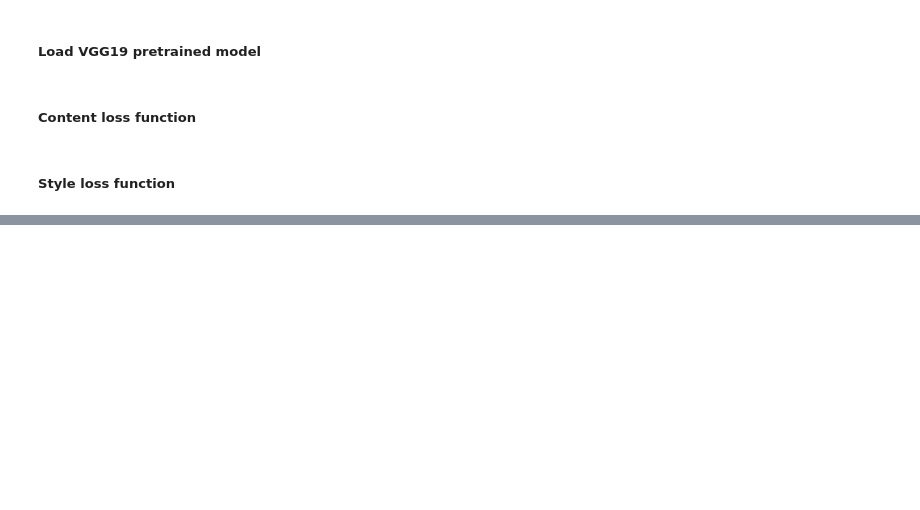
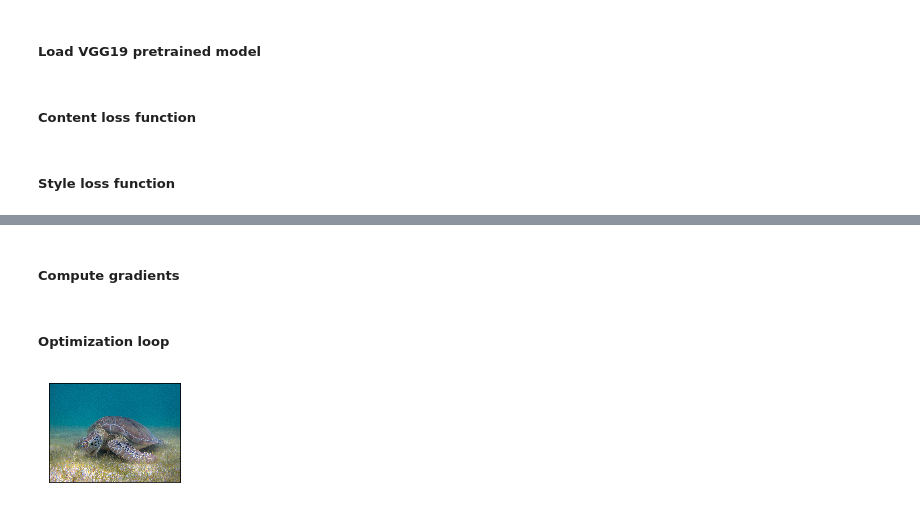
Before and after one commit to jessiemjones/Convultional-Neural-Network-for-image-style-transfer, a Jupyter notebook: Neural style transfer.ipynb, the cells around one changed output, grey strips where cells are left out. Drawn from its saved outputs; the diff is of its cells as text; code cells hidden in the pictures; blank space fills up the shorter version.

```diff
--- a/Neural style transfer.ipynb
+++ b/Neural style transfer.ipynb
@@ -143,0 +142,36 @@ def get_feature_representations(model, content_path, style_path):
+# %%
+def compute_loss(model, loss_weights, init_image, gram_style_features, content_features):
+    style_weight, content_weight = loss_weights
+
+    model_outputs = model(init_image)
+
+    style_output_features = model_outputs[:num_style_layers]
+    content_output_features = model_outputs[num_style_layers:]
+
+    style_score = 0
+    content_score = 0
+
+    weight_per_style_layer = 1.0 / float(num_style_layers)
+    for target_style, comb_style in zip(gram_style_features, style_output_features):
+        style_score += weight_per_style_layer * get_style_loss(comb_style[0], target_style)
+
+    weight_per_content_layer = 1.0 /float(num_content_layers)
+    for target_content, comb_content in zip(content_features, content_output_features):
+        content_score += weight_per_content_layer* get_content_loss(comb_content[0], target_content)
+
+    style_score *= style_weight
+    content_score *= content_weight
+
+    loss = style_score + content_score
+    return loss, style_score, content_score
+# %% [markdown]
+##### Compute gradients
+# %%
+def compute_grads(cfg):
+    with tf.GradientTape() as tape:
+        all_loss = compute_loss(**cfg)
+
+    total_loss = all_loss[0]
+    return tape.gradient(total_loss, cfg['init_image']), all_loss
+# %% [markdown]
+##### Optimization loop
@@ -143,0 +268,4 @@ def get_feature_representations(model, content_path, style_path):
+# %%
+best, best_loss = run_style_transfer(content_path, style_path, num_iterations=1000)
+# %% [output]
+[figure, added]
```
Also changed, not shown: parts of 10 cells of this notebook.
